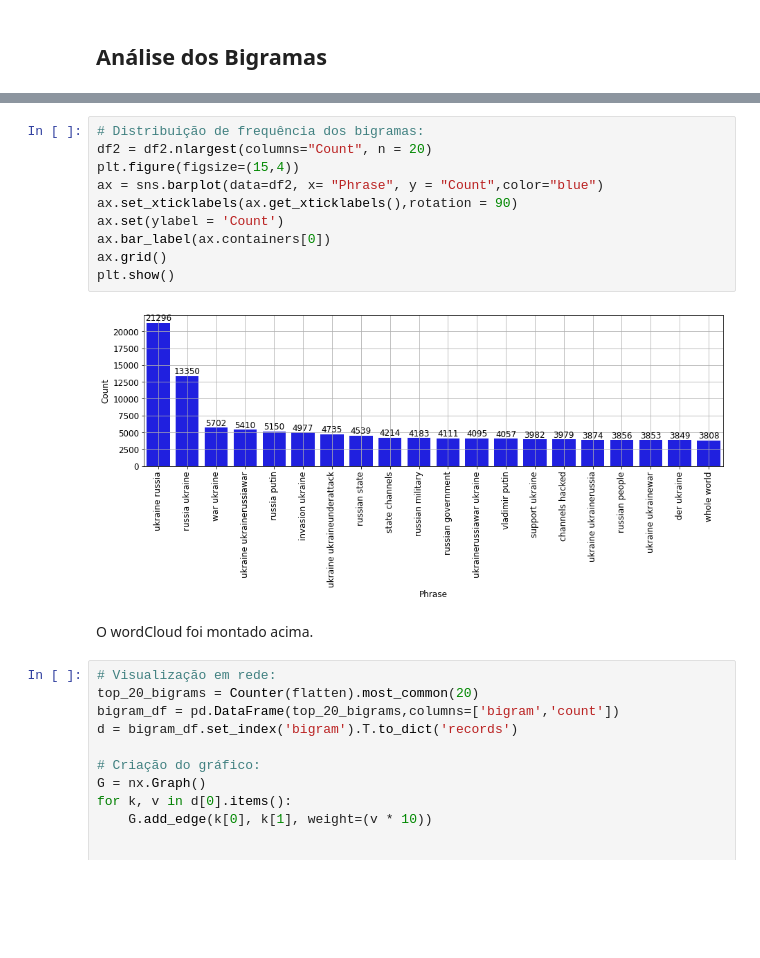
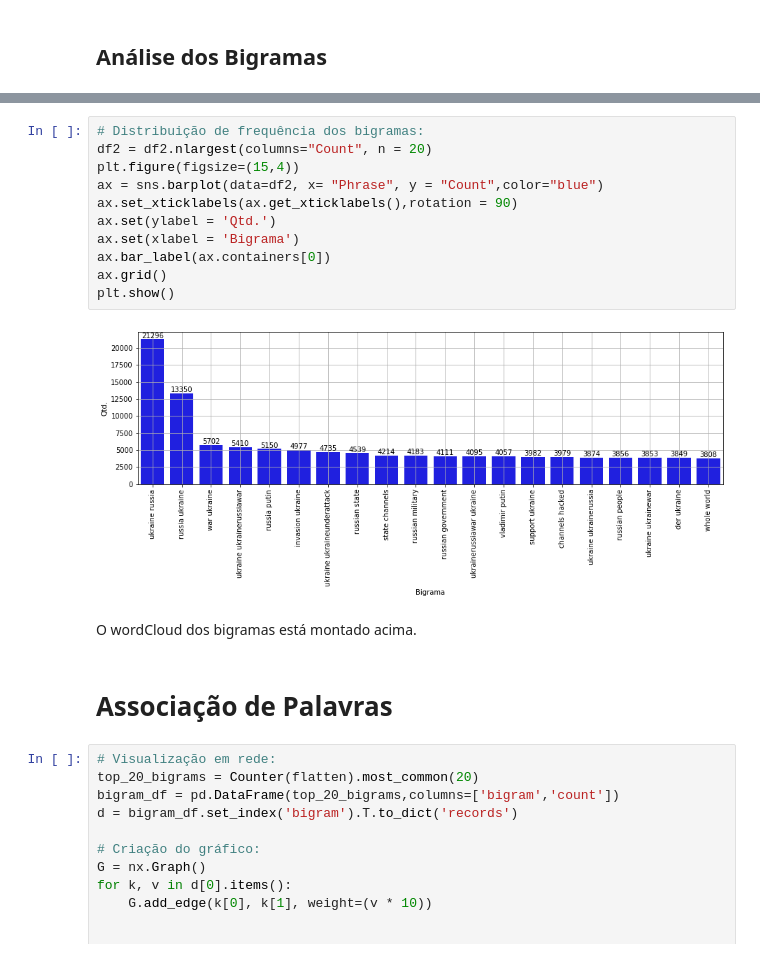
Before and after one commit to morrisgpeter/text-mining-ukraine-russia, a Jupyter notebook: Text mining.ipynb, the cells around one changed output, grey strips where cells are left out. Saved outputs shown, nothing was run; the diff lists cells and outputs as text; blank space fills up the shorter version.

```diff
--- a/Text mining.ipynb
+++ b/Text mining.ipynb
@@ -482,17 +430,20 @@ df2.to_csv('bigrams.csv')
 # %%
 # Distribuição de frequência dos bigramas:
 df2 = df2.nlargest(columns="Count", n = 20)
 plt.figure(figsize=(15,4))
 ax = sns.barplot(data=df2, x= "Phrase", y = "Count",color="blue")
 ax.set_xticklabels(ax.get_xticklabels(),rotation = 90)
-ax.set(ylabel = 'Count')
+ax.set(ylabel = 'Qtd.')
+ax.set(xlabel = 'Bigrama')
 ax.bar_label(ax.containers[0])
 ax.grid()
 plt.show()
 # %% [output]
-[figure, old version]
+[figure, new version]
 # %% [markdown]
-O wordCloud foi montado acima.
+O wordCloud dos bigramas está montado acima.
+# %% [markdown]
+# Associação de Palavras
 # %%
 # Visualização em rede:
 top_20_bigrams = Counter(flatten).most_common(20)
```
Also changed, not shown: parts of 61 cells of this notebook.
